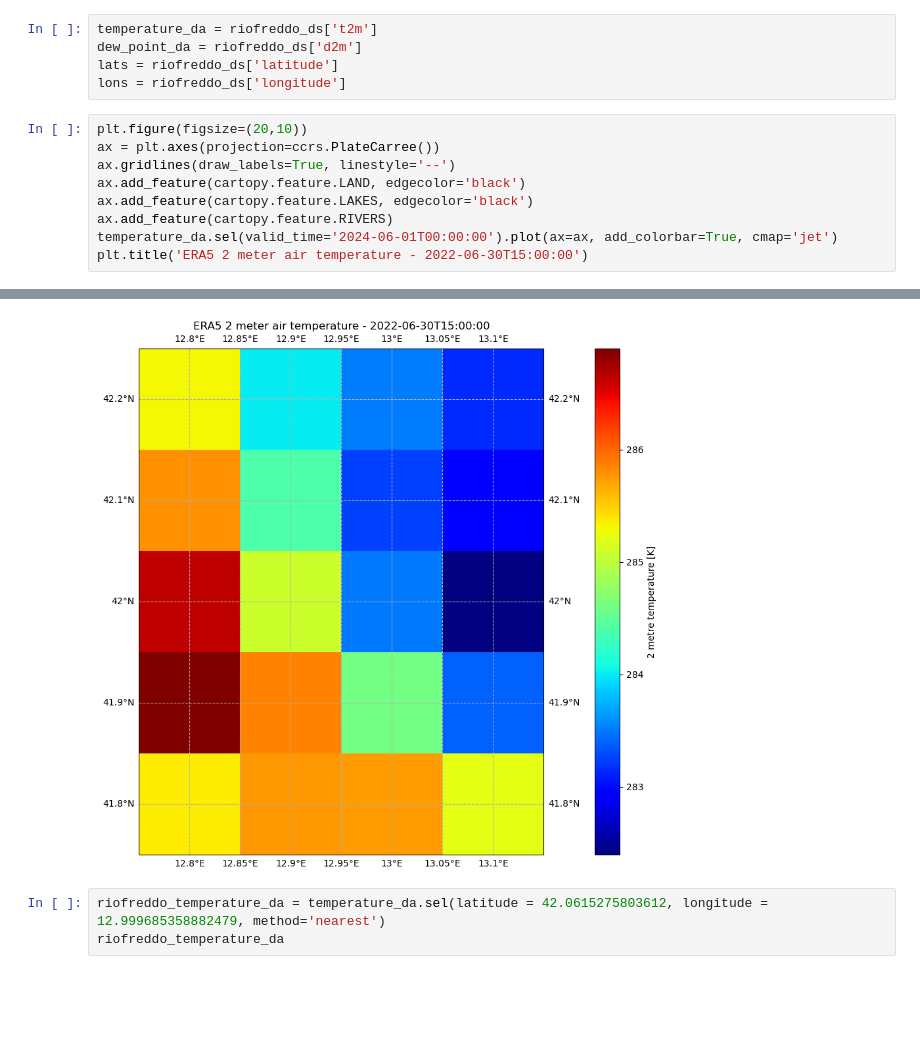
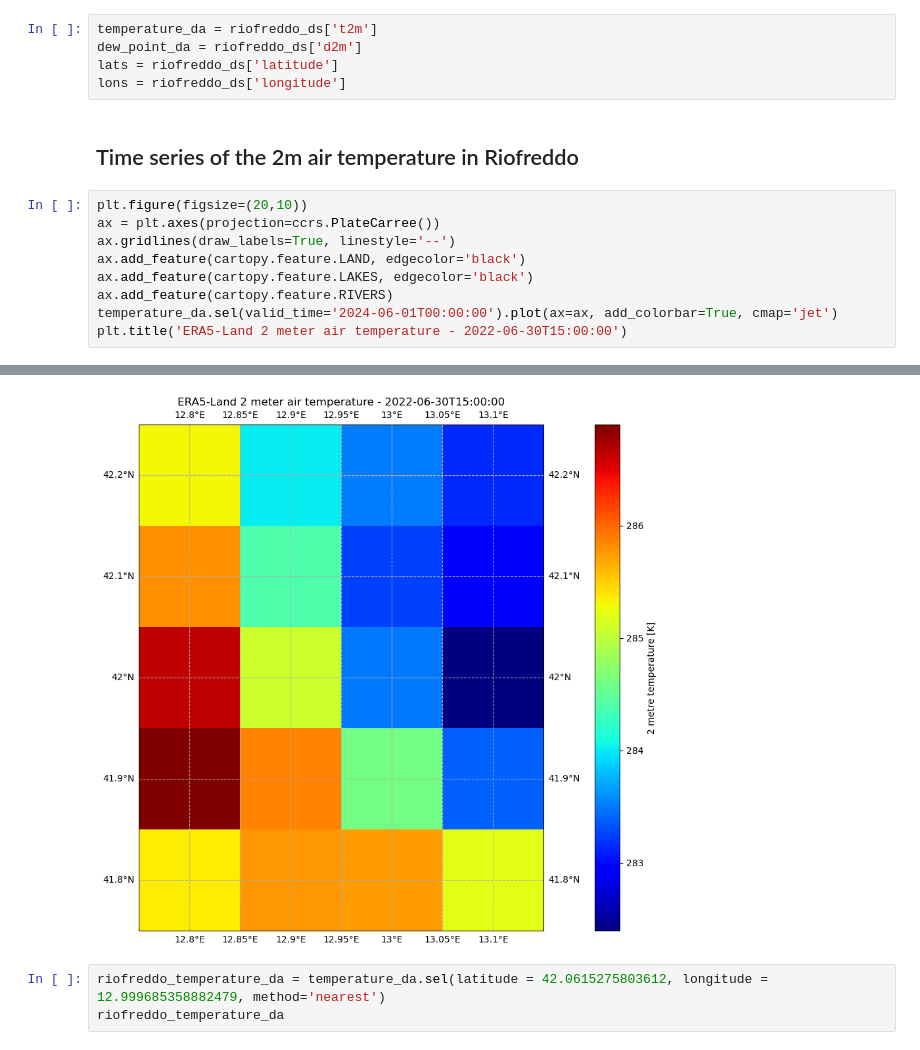
Before and after one commit to luigiselmi/copernicus, a Jupyter notebook: riofreddo.ipynb, the cells around one changed output, grey strips where cells are left out. Cells and saved outputs as stored; diff of their text form; blank space fills up the shorter version.

```diff
--- a/riofreddo.ipynb
+++ b/riofreddo.ipynb
@@ -69,6 +69,8 @@ temperature_da = riofreddo_ds['t2m']
 dew_point_da = riofreddo_ds['d2m']
 lats = riofreddo_ds['latitude']
 lons = riofreddo_ds['longitude']
+# %% [markdown]
+## Time series of the 2m air temperature in Riofreddo
 # %%
 plt.figure(figsize=(20,10))
 ax = plt.axes(projection=ccrs.PlateCarree())
@@ -77,5 +79,5 @@ ax.add_feature(cartopy.feature.LAND, edgecolor='black')
 ax.add_feature(cartopy.feature.LAKES, edgecolor='black')
 ax.add_feature(cartopy.feature.RIVERS)
 temperature_da.sel(valid_time='2024-06-01T00:00:00').plot(ax=ax, add_colorbar=True, cmap='jet')
-plt.title('ERA5 2 meter air temperature - 2022-06-30T15:00:00')
+plt.title('ERA5-Land 2 meter air temperature - 2022-06-30T15:00:00')
 # %% [output]
@@ -83,4 +85,4 @@ Text(0.5, 1.0, 'ERA5 2 meter air temperature - 2022-06-30T15:00:00')
-[figure, old version]
+[figure, new version]
 # %%
 riofreddo_temperature_da = temperature_da.sel(latitude = 42.0615275803612, longitude = 12.999685358882479, method='nearest')
 riofreddo_temperature_da
```
Also changed, not shown: parts of 8 cells of this notebook.
